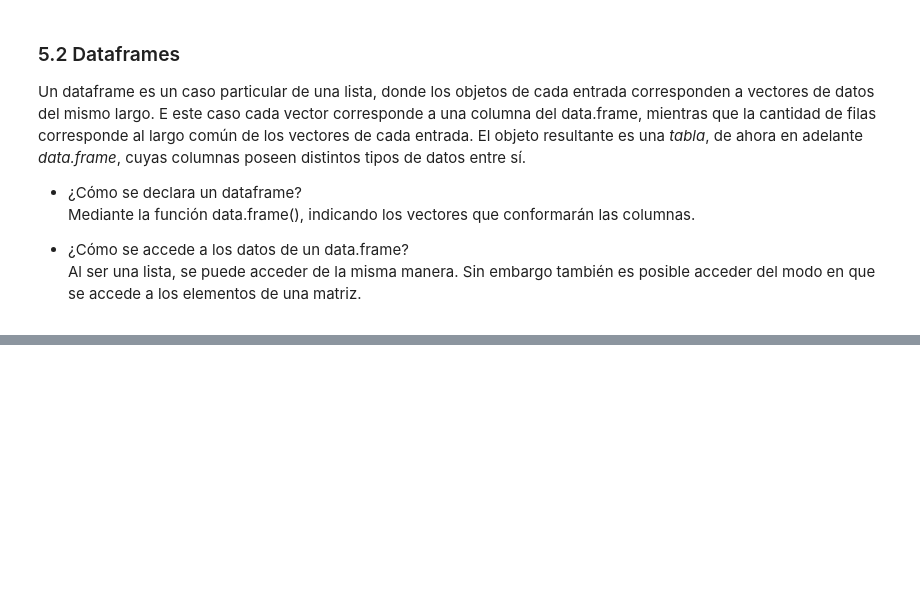
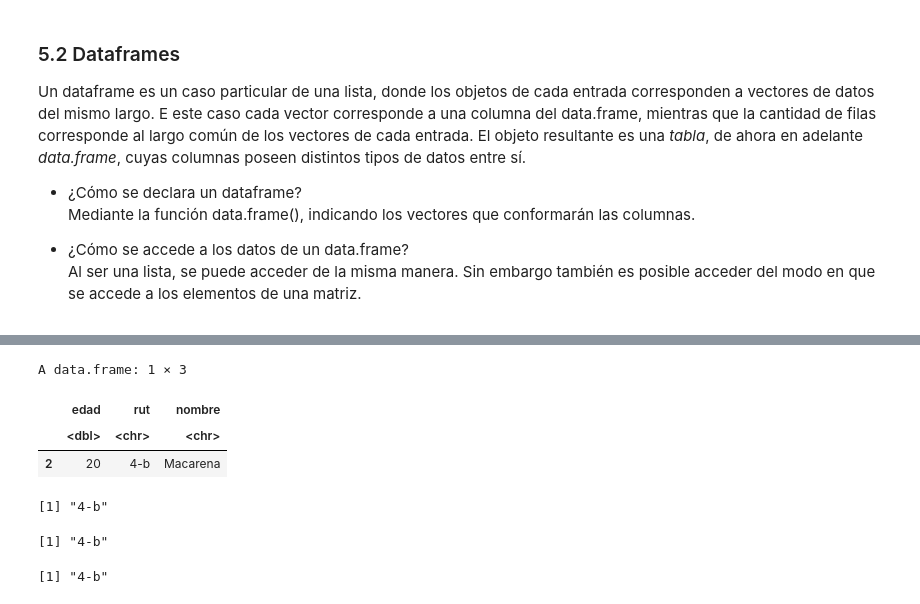
Before and after one commit to majorquev/DBDC_202409_Programacion_en_R_para_ciencia_de_datos, a Jupyter notebook: Clases/C2/Clase_2_02_listas_y_dataframes.ipynb, the cells around one changed output, grey strips where cells are left out. Saved outputs shown, nothing was run; the diff lists cells and outputs as text; code cells hidden in the pictures; blank space fills up the shorter version.

```diff
--- a/Clases/C2/Clase_2_02_listas_y_dataframes.ipynb
+++ b/Clases/C2/Clase_2_02_listas_y_dataframes.ipynb
@@ -79,9 +334,20 @@ Un dataframe es un caso particular de una lista, donde los objetos de cada entra
 # %%
 ##  Ganamos acceso como matriz
 # segundafila de df
-
+df[2,]
 
 # segunda columna y segunda fila
+df[2,2]
+df[2,"rut"]
+df$rut[2]# acceder como si fuese lista
+# %% [output]
+A data.frame: 1 × 3
+|  | edad | rut | nombre |
+|  | <dbl> | <chr> | <chr> |
+| 2 | 20 | 4-b | Macarena |
+[1] "4-b"
+[1] "4-b"
+[1] "4-b"
 # %%
 #Podemos crear nuevas columnas , del mismmo modo que creamos "slots" en una lista
 # %%
```
Also changed, not shown: parts of 52 cells of this notebook.
